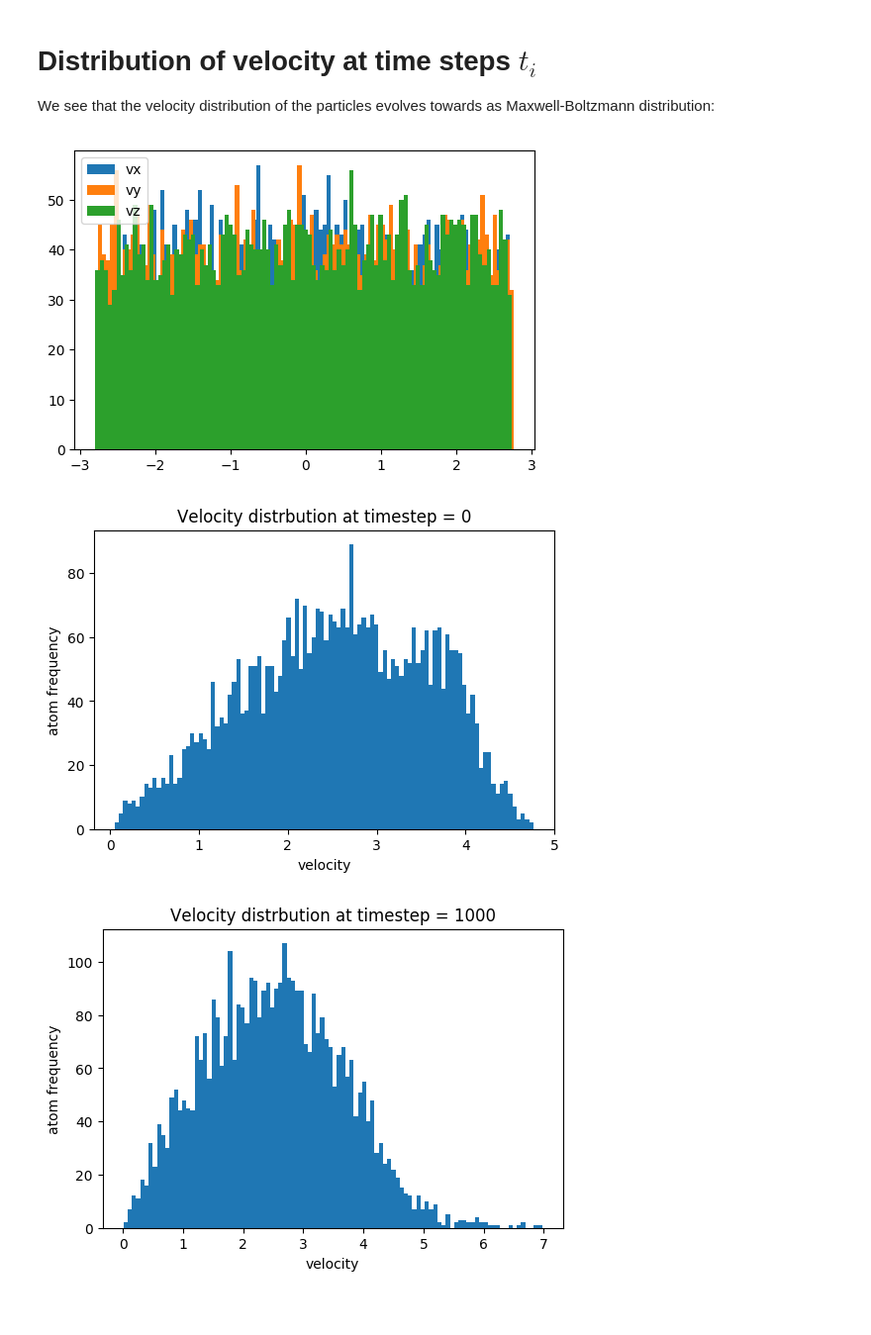
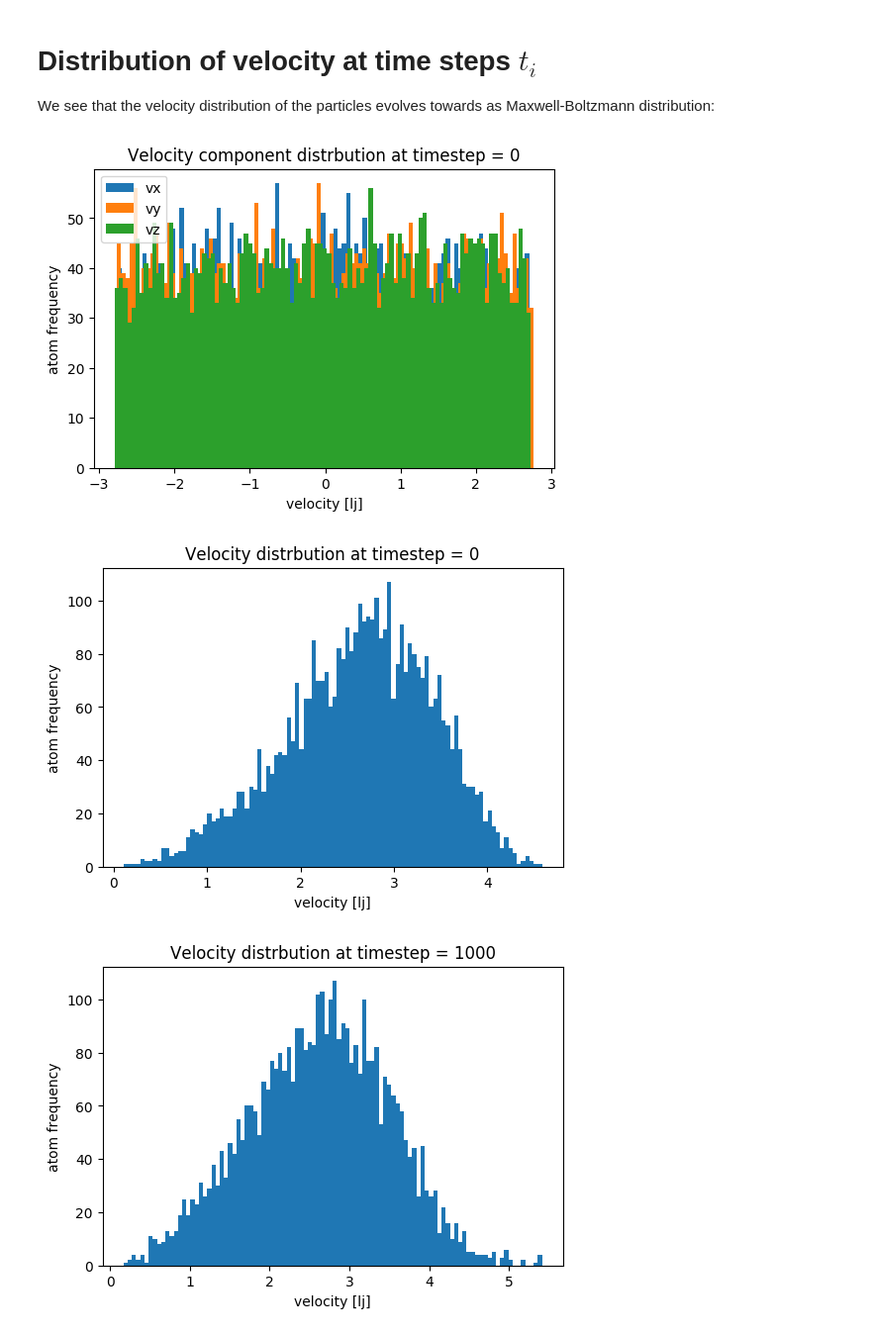
Before and after one commit to auduntre/FYS4460, a Jupyter notebook: Project1/velocity_historgram.ipynb, the cells around one changed output. Shown at 99% size. Cells and saved outputs as stored; diff of their text form; code cells hidden in the pictures; blank space fills up the shorter version.

```diff
--- a/Project1/velocity_historgram.ipynb
+++ b/Project1/velocity_historgram.ipynb
@@ -28,33 +28,37 @@ We see that the velocity distribution of the particles evolves towards as Maxwel
 # %%
 def velocity_compute(data, ti):
     vx = array(data.vecs(t[ti], "vx"))
     vy = array(data.vecs(t[ti], "vy"))
-    vz = array(data.vecs(t[ti], "vy"))
+    vz = array(data.vecs(t[ti], "vz"))
 
     return sqrt(vx**2 + vy**2 + vz**2)
 
 tis = [0, 100, 200, 400, 600, 800, 1000]
+bin_size = 100
 
 vx = array(data.vecs(t[0], "vx"))
 vy = array(data.vecs(t[0], "vy"))
 vz = array(data.vecs(t[0], "vz"))
+title("Velocity component distrbution at timestep = {}".format(t[0]))
+xlabel("velocity [lj]")
+ylabel("atom frequency")
 
-hist(vx, bins=100, label="vx")
-hist(vy, bins=100, label="vy")
-hist(vz, bins=100, label="vz")
+hist(vx, bins=bin_size, label="vx")
+hist(vy, bins=bin_size, label="vy")
+hist(vz, bins=bin_size, label="vz")
 legend()
 show()
 
-velo = zeros((len(tis), len(vx)))
+velo = zeros((len(tis), len(vx)), dtype=float)
 
 for i, ti in enumerate(tis):
     velo[i, :] = velocity_compute(data, ti)
-    hist(velo[i, :], bins=100)
+    hist(velo[i, :], bins=bin_size)
     title("Velocity distrbution at timestep = {}".format(t[ti]))
-    xlabel("velocity")
+    xlabel("velocity [lj]")
     ylabel("atom frequency")
     show()
 # %% [output]
-[figure, old version]
+[figure, new version]
-[figure, old version]
+[figure, new version]
-[figure, old version]
+[figure, new version]
```
Also changed, not shown: parts of 3 cells of this notebook, 1 other file.
